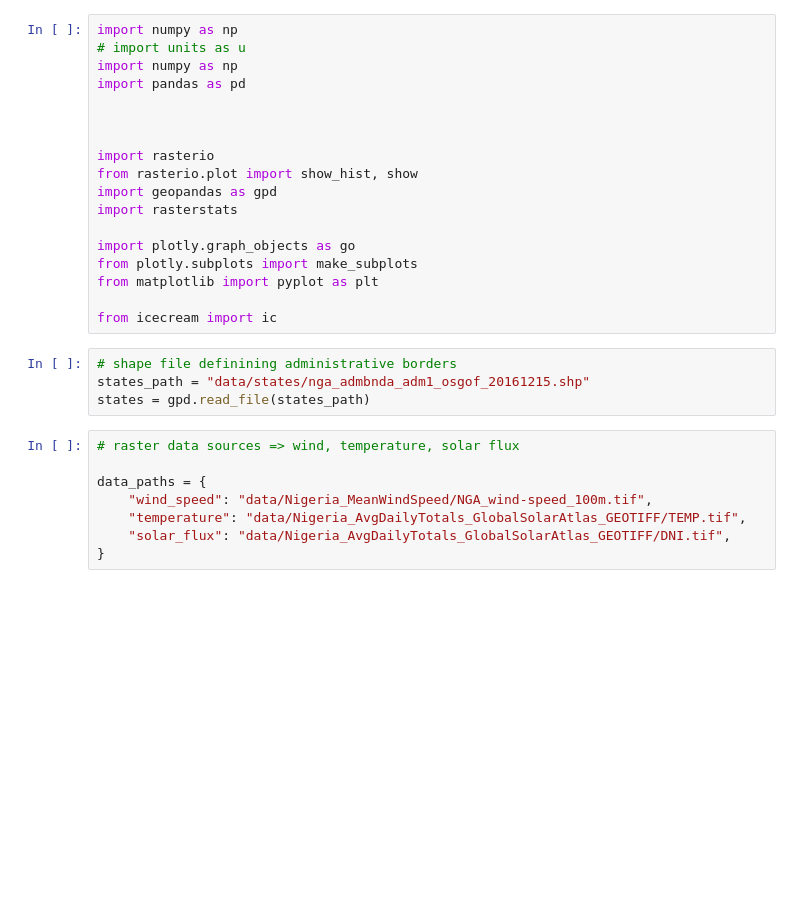
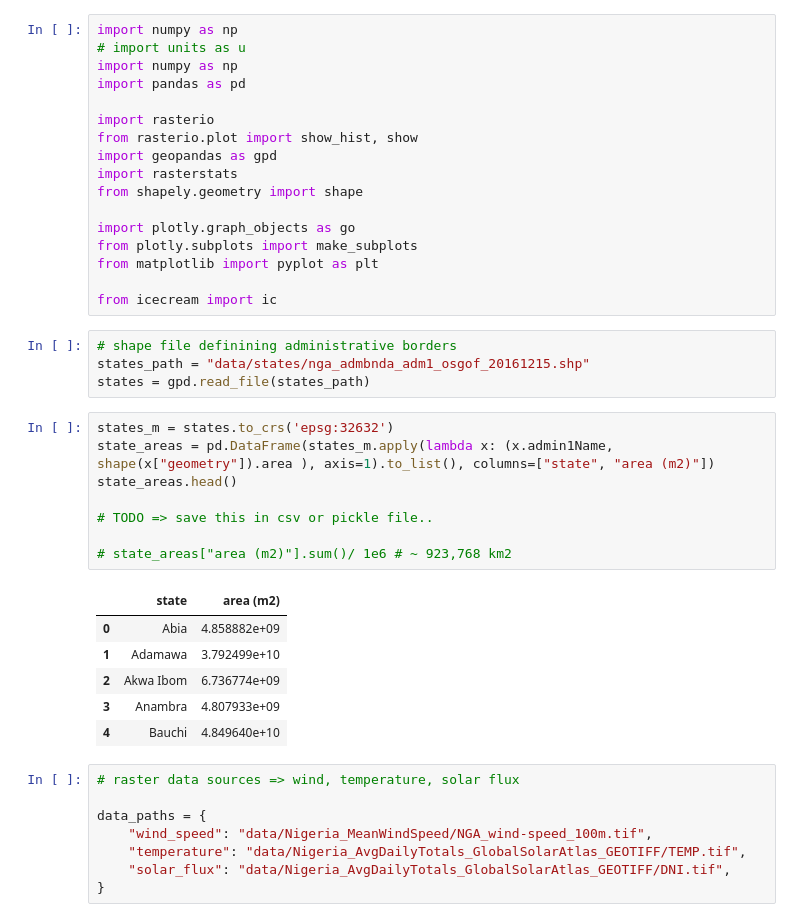
Before and after one commit to juliet29/cee276Renewables, a Jupyter notebook: final_project/notebook2.ipynb, the cells around one changed output. Cells and saved outputs as stored; diff of their text form; blank space fills up the shorter version.

```diff
--- a/final_project/notebook2.ipynb
+++ b/final_project/notebook2.ipynb
@@ -4,12 +4,11 @@ import numpy as np
 import numpy as np
 import pandas as pd
 
-
-
 import rasterio
 from rasterio.plot import show_hist, show
 import geopandas as gpd
 import rasterstats
+from shapely.geometry import shape
 
 import plotly.graph_objects as go
 from plotly.subplots import make_subplots
@@ -20,6 +19,21 @@ from icecream import ic
 # shape file definining administrative borders
 states_path = "data/states/nga_admbnda_adm1_osgof_20161215.shp"
 states = gpd.read_file(states_path)
+# %%
+states_m = states.to_crs('epsg:32632')
+state_areas = pd.DataFrame(states_m.apply(lambda x: (x.admin1Name, shape(x["geometry"]).area ), axis=1).to_list(), columns=["state", "area (m2)"])
+state_areas.head()
+
+# TODO => save this in csv or pickle file..
+
+# state_areas["area (m2)"].sum()/ 1e6 # ~ 923,768 km2
+# %% [output]
+|  | state | area (m2) |
+| 0 | Abia | 4.858882e+09 |
+| 1 | Adamawa | 3.792499e+10 |
+| 2 | Akwa Ibom | 6.736774e+09 |
+| 3 | Anambra | 4.807933e+09 |
+| 4 | Bauchi | 4.849640e+10 |
 # %%
 # raster data sources => wind, temperature, solar flux
 
```
Also changed, not shown: parts of 9 cells of this notebook, 2 other files.
